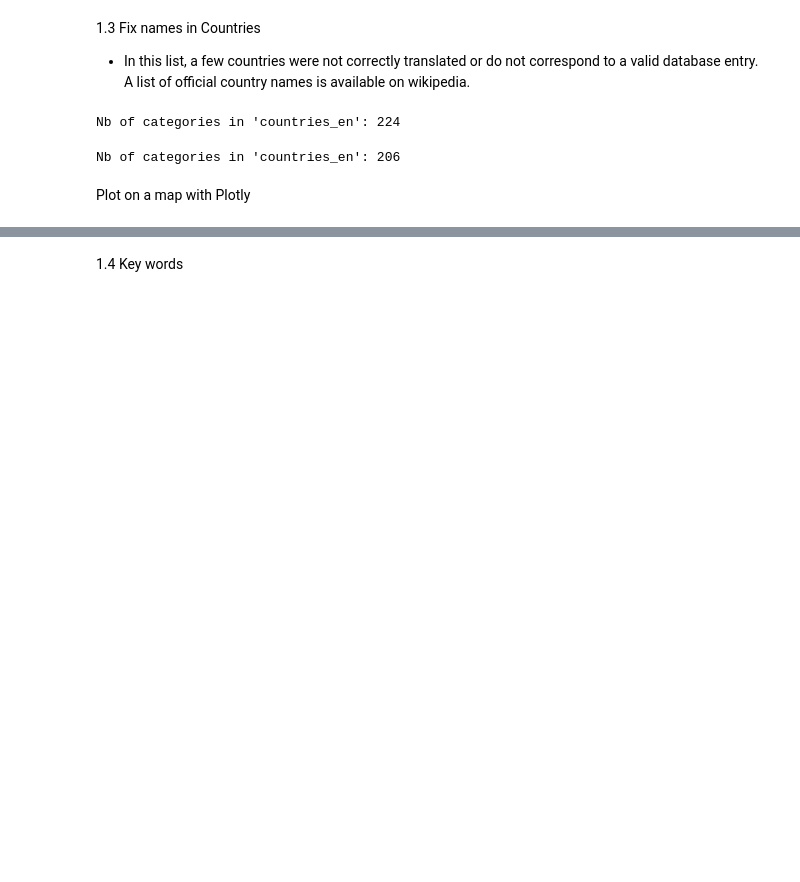
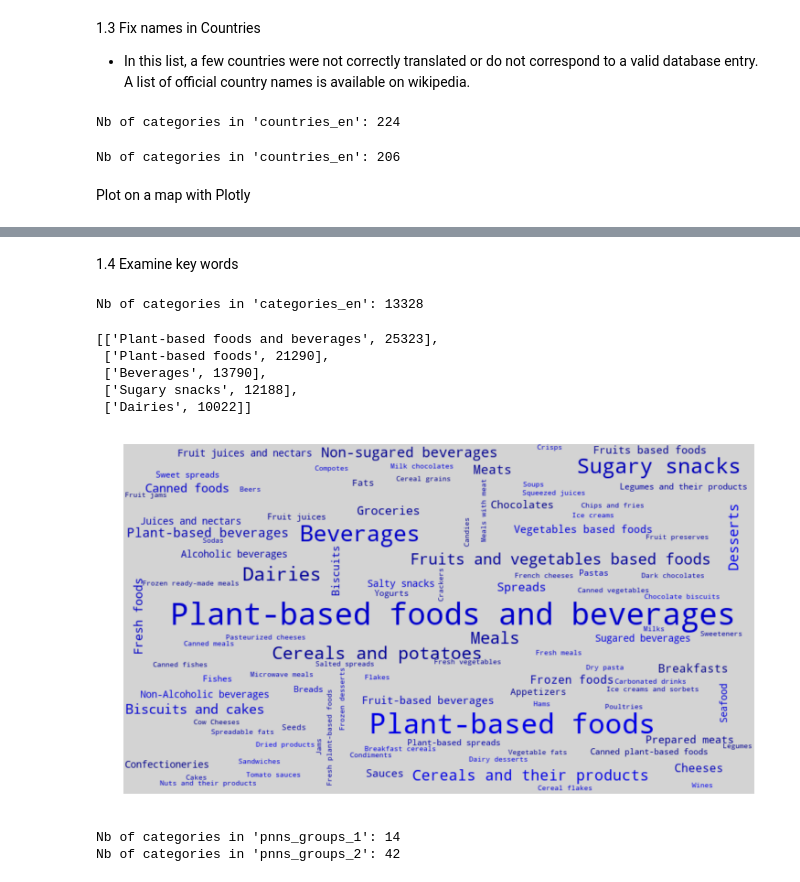
Before and after one commit to jazzyjzou/ml_team, a Jupyter notebook: ml_final.ipynb, the cells around one changed output, grey strips where cells are left out. Drawn from its saved outputs; the diff is of its cells as text; code cells hidden in the pictures; blank space fills up the shorter version.

Commit message:
add visualization

```diff
--- a/ml_final.ipynb
+++ b/ml_final.ipynb
@@ -204,4 +204,68 @@ iplot(choromap, validate=False)
 # %% [output]
 [interactive output not drawn]
 # %% [markdown]
-1.4 Key words
+1.4 Examine key words
+# %%
+category_keys = count_words(df_new, 'categories_en')
+# %% [output]
+Nb of categories in 'categories_en': 13328
+# %%
+count_keyword = dict()
+for index, col in df_new['categories_en'].iteritems():
+    if isinstance(col, float): continue
+    for s in col.split(','):
+        if s in count_keyword.keys():
+            count_keyword[s] += 1
+        else:
+            count_keyword[s] = 1
+
+keyword_census = []
+for k,v in count_keyword.items():
+    keyword_census.append([k,v])
+keyword_census.sort(key = lambda x:x[1], reverse = True)
+# %%
+keyword_census[:5]
+# %% [output]
+[['Plant-based foods and beverages', 25323],
+ ['Plant-based foods', 21290],
+ ['Beverages', 13790],
+ ['Sugary snacks', 12188],
+ ['Dairies', 10022]]
+# %%
+#_____________________________________________
+# Function that control the color of the words
+def random_color_func(word=None, font_size=None, position=None,
+                      orientation=None, font_path=None, random_state=None):
+    h = int(360.0 * tone / 255.0)
+    s = int(100.0 * 255.0 / 255.0)
+    l = int(100.0 * float(random_state.randint(70, 120)) / 255.0)
+    return "hsl({}, {}%, {}%)".format(h, s, l)
+#_____________________________________________
+# UPPER PANEL: WORDCLOUD
+fig = plt.figure(1, figsize=(11,9))
+ax1 = fig.add_subplot(1,1,1)
+#_______________________________________________________
+# I define the dictionary used to produce the wordcloud
+words = dict()
+trunc_occurences = keyword_census[0:100]
+for s in trunc_occurences:
+    words[s[0]] = s[1]
+tone = 170.0 # define the color of the words
+#________________________________________________________
+wordcloud = WordCloud(width=900,height=500, background_color='lightgray',
+                      max_words=1628,relative_scaling=0.6,
+                      color_func = random_color_func,
+                      normalize_plurals=False)
+wordcloud.generate_from_frequencies(words)
+ax1.imshow(wordcloud, interpolation="bilinear")
+ax1.axis('off')
+plt.show()
+# %% [output]
+[figure, added]
+# %%
+#pick a category to focus on
+pnns_group1_keys = count_words(df_new, 'pnns_groups_1')
+pnns_group2_keys = count_words(df_new, 'pnns_groups_2')
+# %% [output]
+Nb of categories in 'pnns_groups_1': 14
+Nb of categories in 'pnns_groups_2': 42
```
Also changed, not shown: parts of 17 cells of this notebook.
